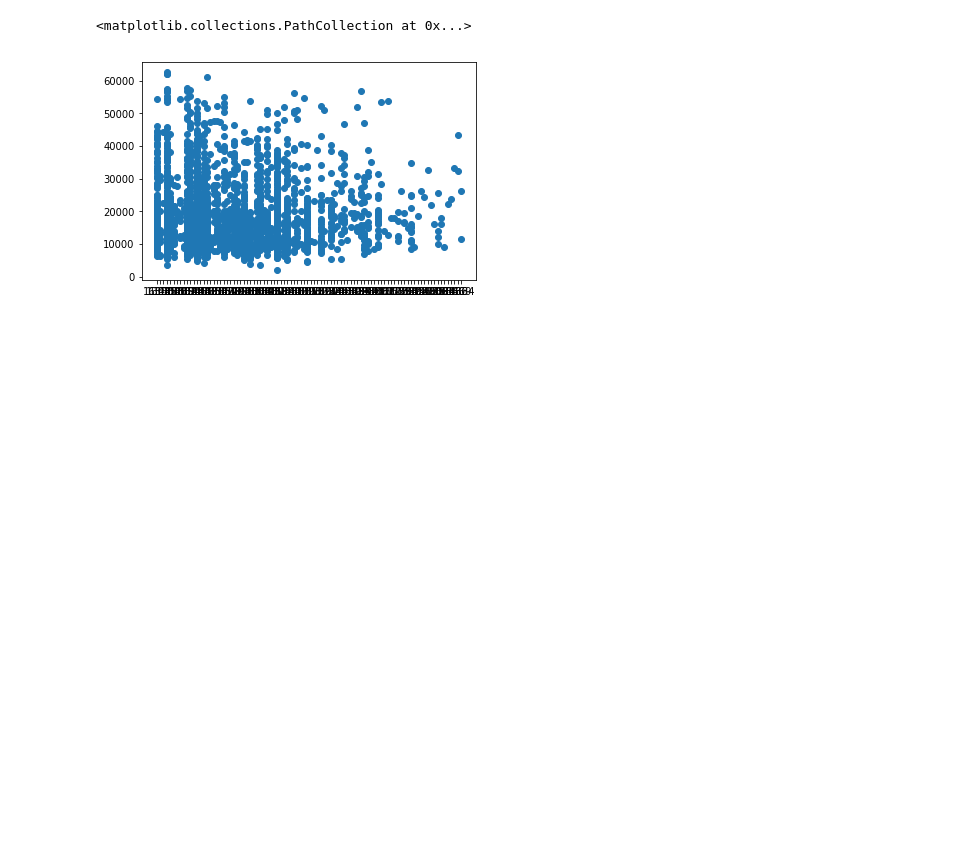
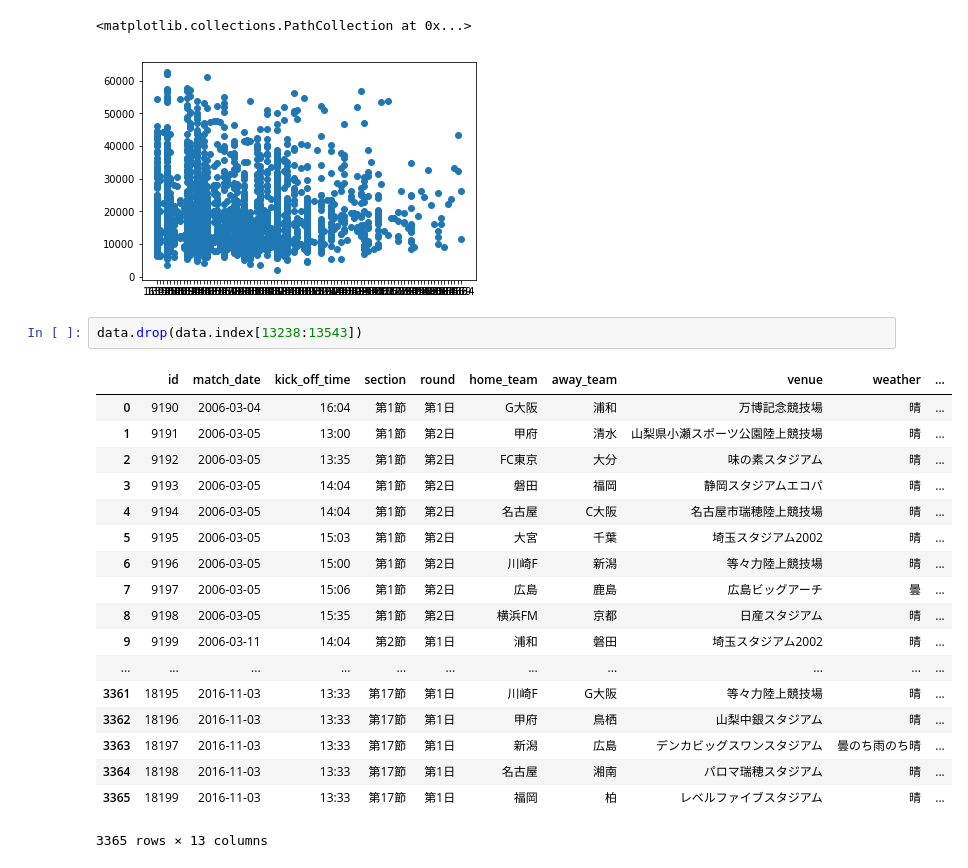
Before and after one commit to narisuke0403/signate_student_cup_2018, a Jupyter notebook: Untitled2.ipynb, the cells around one changed output. Drawn from its saved outputs; the diff is of its cells as text; blank space fills up the shorter version.

```diff
--- a/Untitled2.ipynb
+++ b/Untitled2.ipynb
@@ -111,3 +111,24 @@ plt.scatter(x, y)
 # %% [output]
 <matplotlib.collections.PathCollection at 0x...>
 [figure]
+# %%
+data.drop(data.index[13238:13543])
+# %% [output]
+|  | id | match_date | kick_off_time | section | round | home_team | away_team | venue | weather | ... |
+| 0 | 9190 | 2006-03-04 | 16:04 | 第1節 | 第1日 | G大阪 | 浦和 | 万博記念競技場 | 晴 | ... |
+| 1 | 9191 | 2006-03-05 | 13:00 | 第1節 | 第2日 | 甲府 | 清水 | 山梨県小瀬スポーツ公園陸上競技場 | 晴 | ... |
+| 2 | 9192 | 2006-03-05 | 13:35 | 第1節 | 第2日 | FC東京 | 大分 | 味の素スタジアム | 晴 | ... |
+| 3 | 9193 | 2006-03-05 | 14:04 | 第1節 | 第2日 | 磐田 | 福岡 | 静岡スタジアムエコパ | 晴 | ... |
+| 4 | 9194 | 2006-03-05 | 14:04 | 第1節 | 第2日 | 名古屋 | C大阪 | 名古屋市瑞穂陸上競技場 | 晴 | ... |
+| 5 | 9195 | 2006-03-05 | 15:03 | 第1節 | 第2日 | 大宮 | 千葉 | 埼玉スタジアム2002 | 晴 | ... |
+| 6 | 9196 | 2006-03-05 | 15:00 | 第1節 | 第2日 | 川崎F | 新潟 | 等々力陸上競技場 | 晴 | ... |
+| 7 | 9197 | 2006-03-05 | 15:06 | 第1節 | 第2日 | 広島 | 鹿島 | 広島ビッグアーチ | 曇 | ... |
+| 8 | 9198 | 2006-03-05 | 15:35 | 第1節 | 第2日 | 横浜FM | 京都 | 日産スタジアム | 晴 | ... |
+| 9 | 9199 | 2006-03-11 | 14:04 | 第2節 | 第1日 | 浦和 | 磐田 | 埼玉スタジアム2002 | 晴 | ... |
+| ... | ... | ... | ... | ... | ... | ... | ... | ... | ... | ... |
+| 3361 | 18195 | 2016-11-03 | 13:33 | 第17節 | 第1日 | 川崎F | G大阪 | 等々力陸上競技場 | 晴 | ... |
+| 3362 | 18196 | 2016-11-03 | 13:33 | 第17節 | 第1日 | 甲府 | 鳥栖 | 山梨中銀スタジアム | 晴 | ... |
+| 3363 | 18197 | 2016-11-03 | 13:33 | 第17節 | 第1日 | 新潟 | 広島 | デンカビッグスワンスタジアム | 曇のち雨のち晴 | ... |
+| 3364 | 18198 | 2016-11-03 | 13:33 | 第17節 | 第1日 | 名古屋 | 湘南 | パロマ瑞穂スタジアム | 晴 | ... |
+| 3365 | 18199 | 2016-11-03 | 13:33 | 第17節 | 第1日 | 福岡 | 柏 | レベルファイブスタジアム | 晴 | ... |
+3365 rows × 13 columns
```
Also changed, not shown: 5 other files.
